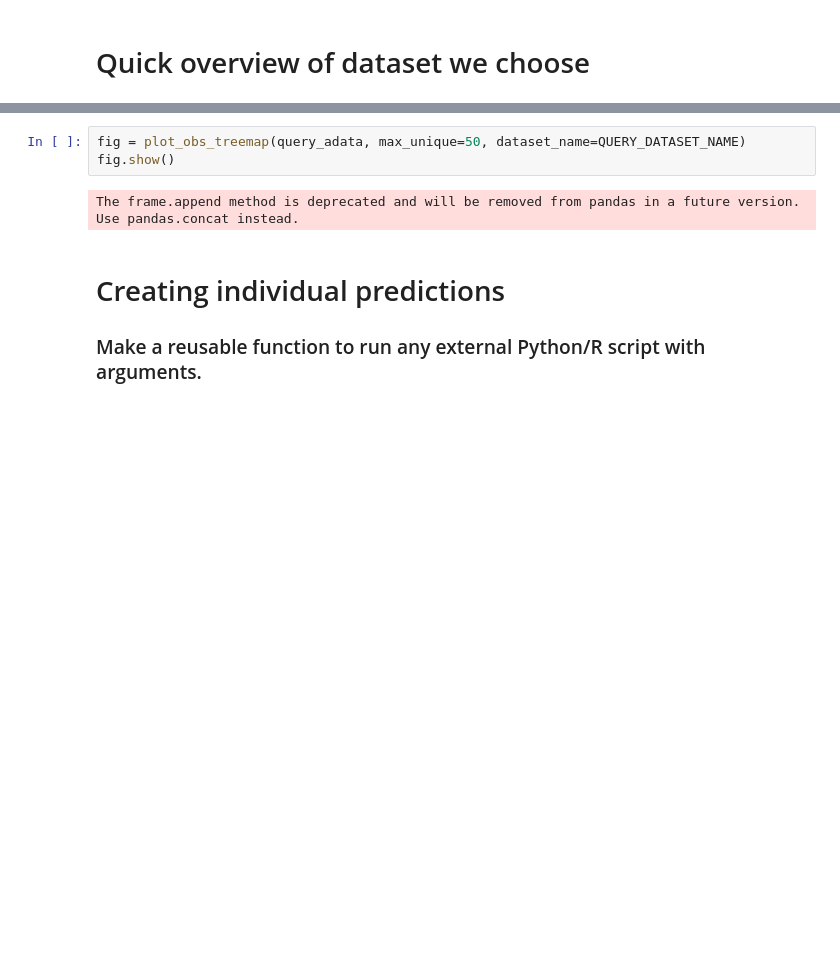
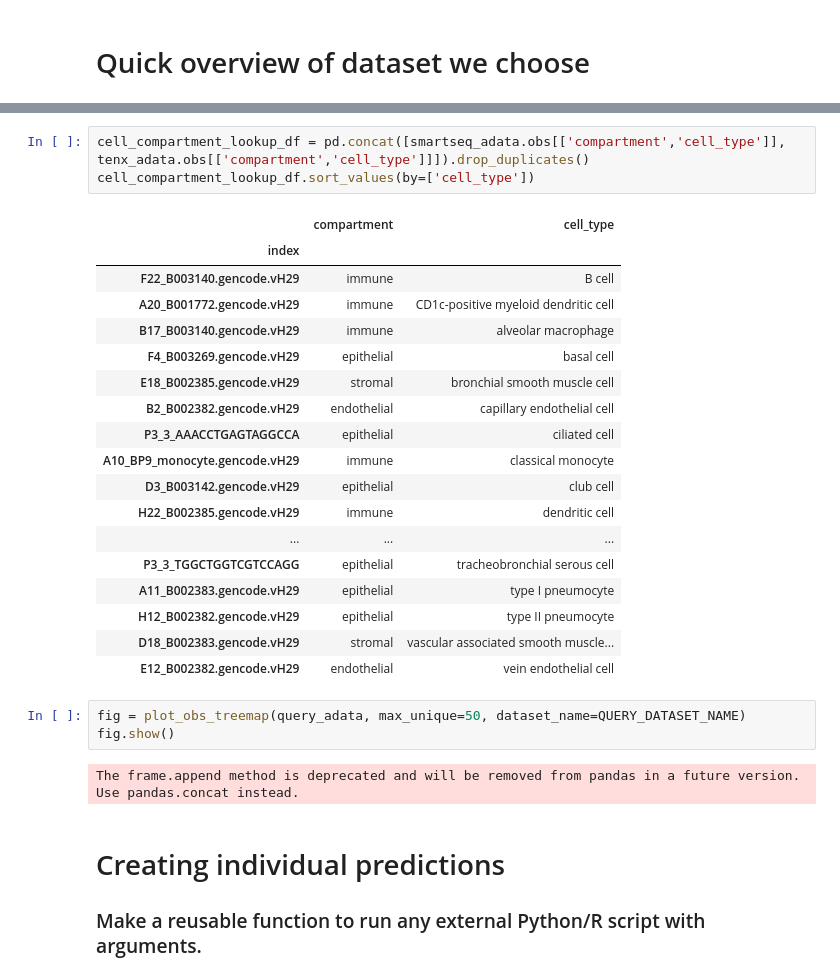
Before and after one commit to cns-iu/ct-ann-predictive-analytics, a Jupyter notebook: 1_Overview_and_Fetch_predictions.ipynb, the cells around one changed output, grey strips where cells are left out. Drawn from its saved outputs; the diff is of its cells as text; blank space fills up the shorter version.

```diff
--- a/1_Overview_and_Fetch_predictions.ipynb
+++ b/1_Overview_and_Fetch_predictions.ipynb
@@ -163,3 +192,25 @@ fig.show()
+# %%
+cell_compartment_lookup_df = pd.concat([smartseq_adata.obs[['compartment','cell_type']], tenx_adata.obs[['compartment','cell_type']]]).drop_duplicates()
+cell_compartment_lookup_df.sort_values(by=['cell_type'])
+# %% [output]
+|  | compartment | cell_type |
+| index |  |  |
+| F22_B003140.gencode.vH29 | immune | B cell |
+| A20_B001772.gencode.vH29 | immune | CD1c-positive myeloid dendritic cell |
+| B17_B003140.gencode.vH29 | immune | alveolar macrophage |
+| F4_B003269.gencode.vH29 | epithelial | basal cell |
+| E18_B002385.gencode.vH29 | stromal | bronchial smooth muscle cell |
+| B2_B002382.gencode.vH29 | endothelial | capillary endothelial cell |
+| P3_3_AAACCTGAGTAGGCCA | epithelial | ciliated cell |
+| A10_BP9_monocyte.gencode.vH29 | immune | classical monocyte |
+| D3_B003142.gencode.vH29 | epithelial | club cell |
+| H22_B002385.gencode.vH29 | immune | dendritic cell |
+| ... | ... | ... |
+| P3_3_TGGCTGGTCGTCCAGG | epithelial | tracheobronchial serous cell |
+| A11_B002383.gencode.vH29 | epithelial | type I pneumocyte |
+| H12_B002382.gencode.vH29 | epithelial | type II pneumocyte |
+| D18_B002383.gencode.vH29 | stromal | vascular associated smooth muscle... |
+| E12_B002382.gencode.vH29 | endothelial | vein endothelial cell |
 # %%
 fig = plot_obs_treemap(query_adata, max_unique=50, dataset_name=QUERY_DATASET_NAME)
 fig.show()
```
Also changed, not shown: parts of 3 cells of this notebook, 2 other files.
